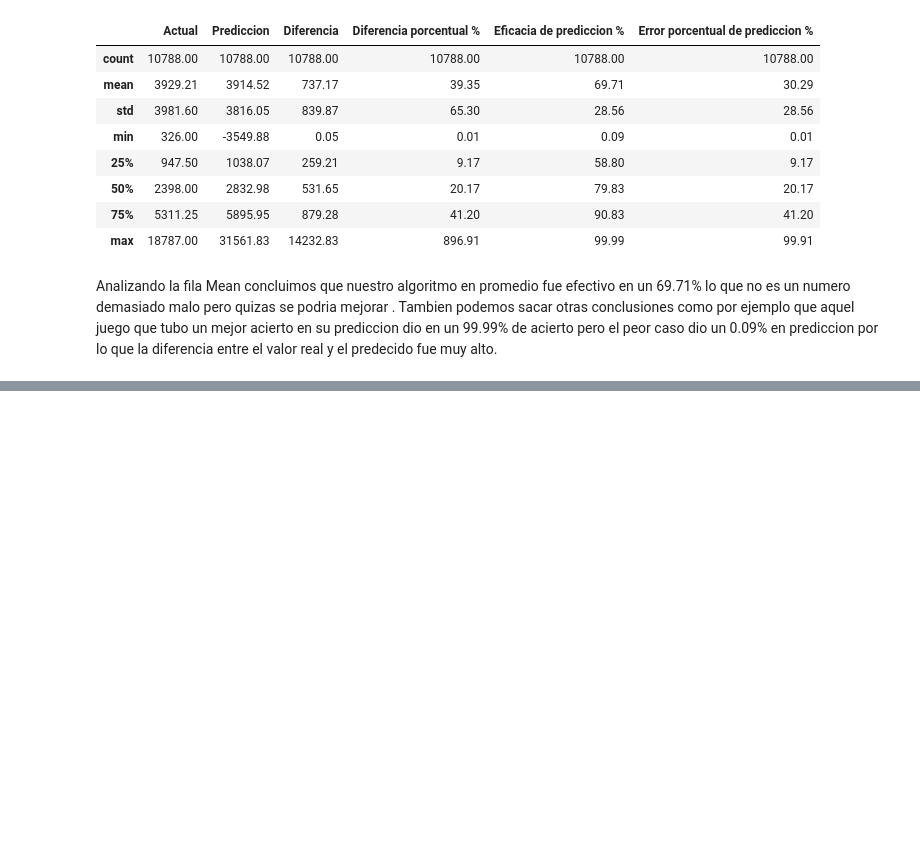
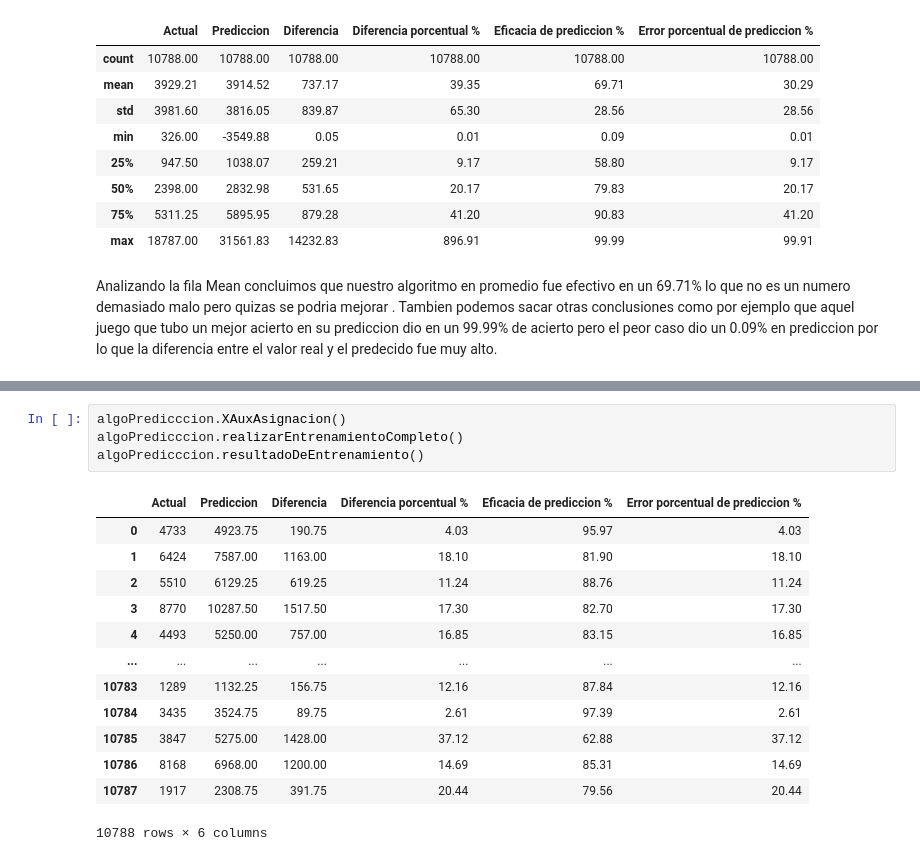
Before and after one commit to Lorenzomar4/ParadigmasDeProgramacionUnsam-tps, a Jupyter notebook: TP1.ipynb, the cells around one changed output, grey strips where cells are left out. Saved outputs shown, nothing was run; the diff lists cells and outputs as text; blank space fills up the shorter version.

```diff
--- a/TP1.ipynb
+++ b/TP1.ipynb
@@ -285,0 +385,18 @@ strong multicollinearity problems or that the design matrix is singular.
+# %%
+algoPredicccion.XAuxAsignacion()
+algoPredicccion.realizarEntrenamientoCompleto()
+algoPredicccion.resultadoDeEntrenamiento()
+# %% [output]
+|  | Actual | Prediccion | Diferencia | Diferencia porcentual % | Eficacia de prediccion % | Error porcentual de prediccion % |
+| 0 | 4733 | 4923.75 | 190.75 | 4.03 | 95.97 | 4.03 |
+| 1 | 6424 | 7587.00 | 1163.00 | 18.10 | 81.90 | 18.10 |
+| 2 | 5510 | 6129.25 | 619.25 | 11.24 | 88.76 | 11.24 |
+| 3 | 8770 | 10287.50 | 1517.50 | 17.30 | 82.70 | 17.30 |
+| 4 | 4493 | 5250.00 | 757.00 | 16.85 | 83.15 | 16.85 |
+| ... | ... | ... | ... | ... | ... | ... |
+| 10783 | 1289 | 1132.25 | 156.75 | 12.16 | 87.84 | 12.16 |
+| 10784 | 3435 | 3524.75 | 89.75 | 2.61 | 97.39 | 2.61 |
+| 10785 | 3847 | 5275.00 | 1428.00 | 37.12 | 62.88 | 37.12 |
+| 10786 | 8168 | 6968.00 | 1200.00 | 14.69 | 85.31 | 14.69 |
+| 10787 | 1917 | 2308.75 | 391.75 | 20.44 | 79.56 | 20.44 |
+10788 rows × 6 columns
```
Also changed, not shown: parts of 15 cells of this notebook, 1 other file.
